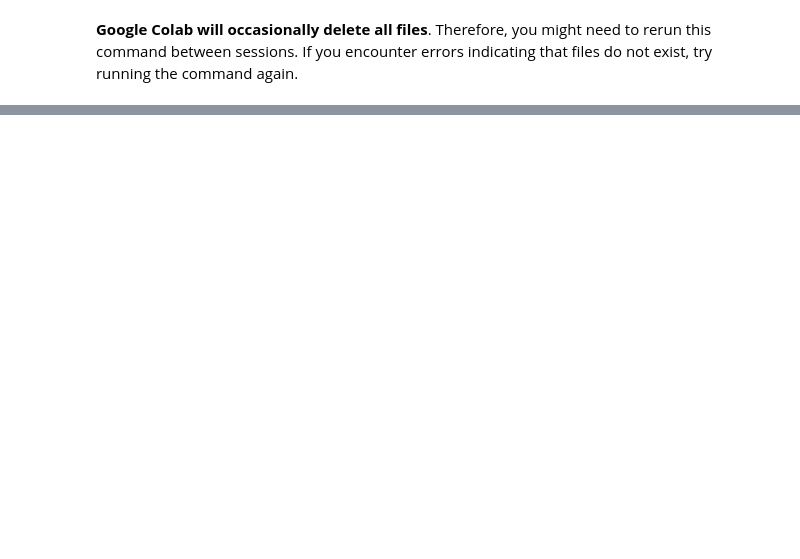
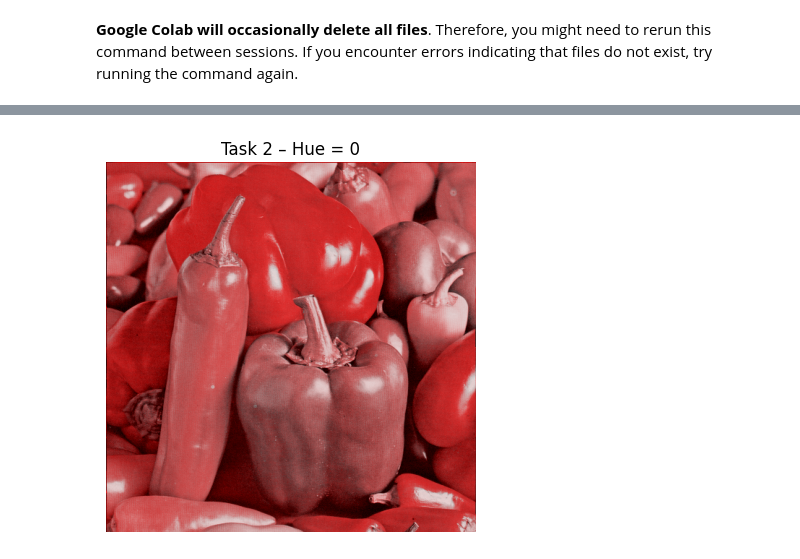
Before and after one commit to modobasic/rv-lab.vjezbe, a Jupyter notebook: lab1.ipynb, the cells around one changed output, grey strips where cells are left out. Drawn from its saved outputs; the diff is of its cells as text; code cells hidden in the pictures; blank space fills up the shorter version.

```diff
--- a/lab1.ipynb
+++ b/lab1.ipynb
@@ -624,0 +347,18 @@ Don't forget to save the notebook. :)
+# %%
+import cv2
+import matplotlib.pyplot as plt
+
+img_bgr = cv2.imread("images/pepper.bmp")
+img_hsv = cv2.cvtColor(img_bgr, cv2.COLOR_BGR2HSV)
+
+# Postavi Hue na 0
+img_hsv[:, :, 0] = 0
+
+img_rgb = cv2.cvtColor(img_hsv, cv2.COLOR_HSV2RGB)
+
+plt.imshow(img_rgb)
+plt.axis("off")
+plt.title("Task 2 – Hue = 0")
+plt.show()
+# %% [output]
+[figure, added]
```
Also changed, not shown: parts of 82 cells of this notebook.
